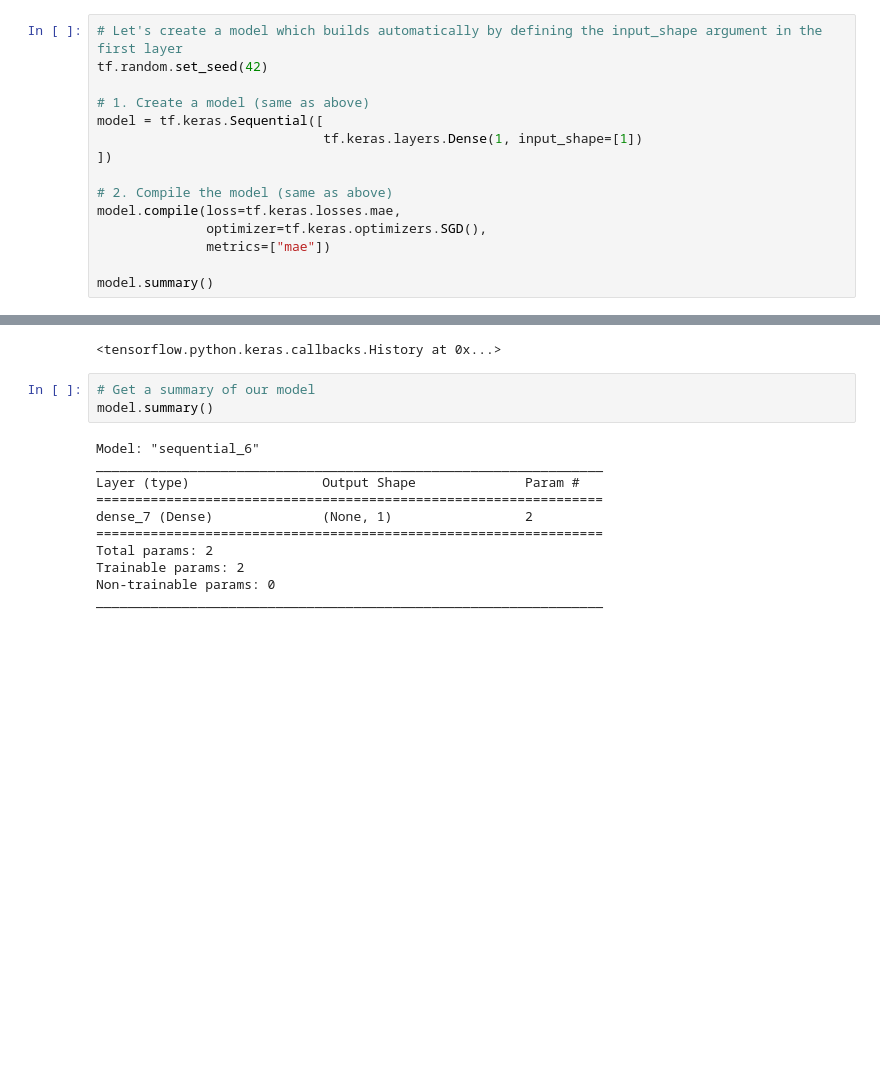
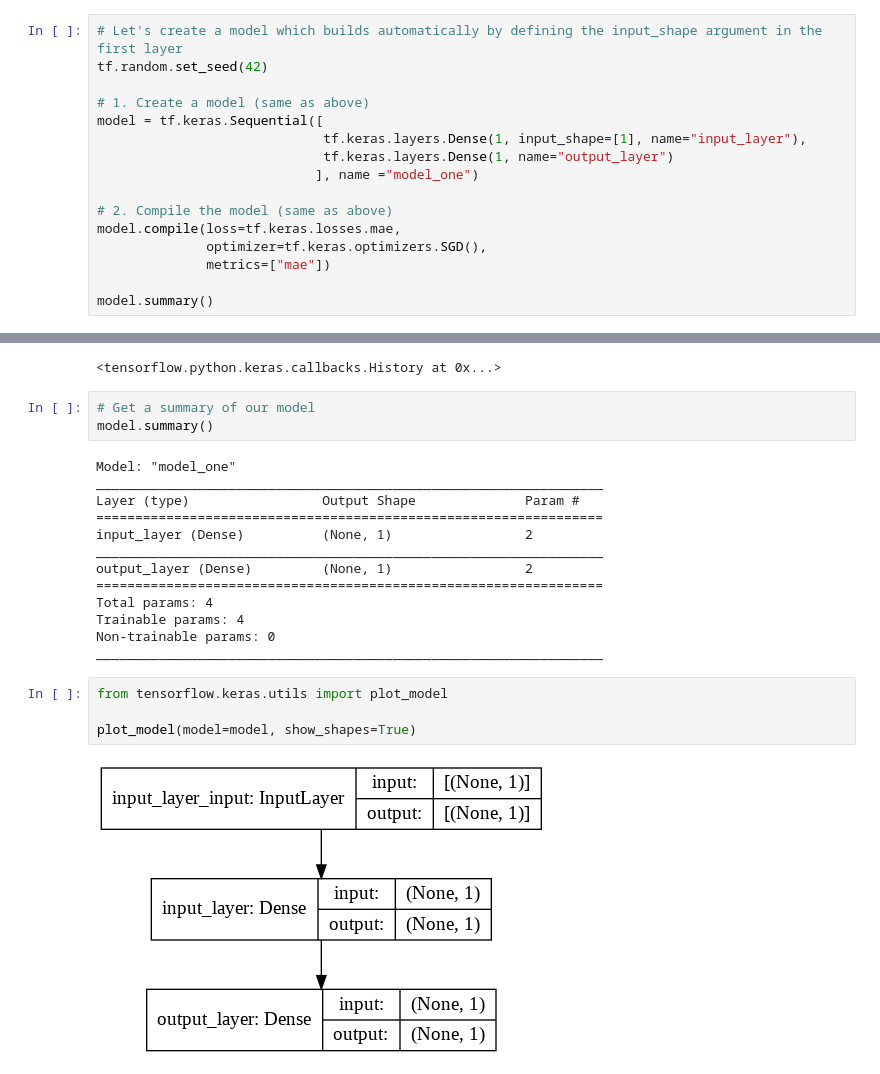
Before and after one commit to carlos-edhr/tensorflow-zero-to-mastery, a Jupyter notebook: 01_neural_network_regression_in_tensorflow.ipynb, the cells around one changed output, grey strips where cells are left out. Drawn from its saved outputs; the diff is of its cells as text; blank space fills up the shorter version.

Commit message:
Added model diagram with keras util plot_model() and created plot_predictions function to visualize Training data, Testing data and Predictions.

```diff
--- a/01_neural_network_regression_in_tensorflow.ipynb
+++ b/01_neural_network_regression_in_tensorflow.ipynb
@@ -331,8 +331,9 @@ tf.random.set_seed(42)
 
 # 1. Create a model (same as above)
 model = tf.keras.Sequential([
-                             tf.keras.layers.Dense(1, input_shape=[1])
-])
+                             tf.keras.layers.Dense(1, input_shape=[1], name="input_layer"),
+                             tf.keras.layers.Dense(1, name="output_layer")
+                            ], name ="model_one")
 
 # 2. Compile the model (same as above)
 model.compile(loss=tf.keras.losses.mae,
@@ -364,13 +367,21 @@ model.fit(X_train, y_train, epochs=100, verbose=0)
 # Get a summary of our model
 model.summary()
 # %% [output]
-Model: "sequential_6"
+Model: "model_one"
 _________________________________________________________________
 Layer (type)                 Output Shape              Param #
 =================================================================
-dense_7 (Dense)              (None, 1)                 2
+input_layer (Dense)          (None, 1)                 2
+_________________________________________________________________
+output_layer (Dense)         (None, 1)                 2
 =================================================================
-Total params: 2
-Trainable params: 2
+Total params: 4
+Trainable params: 4
 Non-trainable params: 0
 _________________________________________________________________
+# %%
+from tensorflow.keras.utils import plot_model
+
+plot_model(model=model, show_shapes=True)
+# %% [output]
+[figure, added]
```
Also changed, not shown: parts of 7 cells of this notebook.
